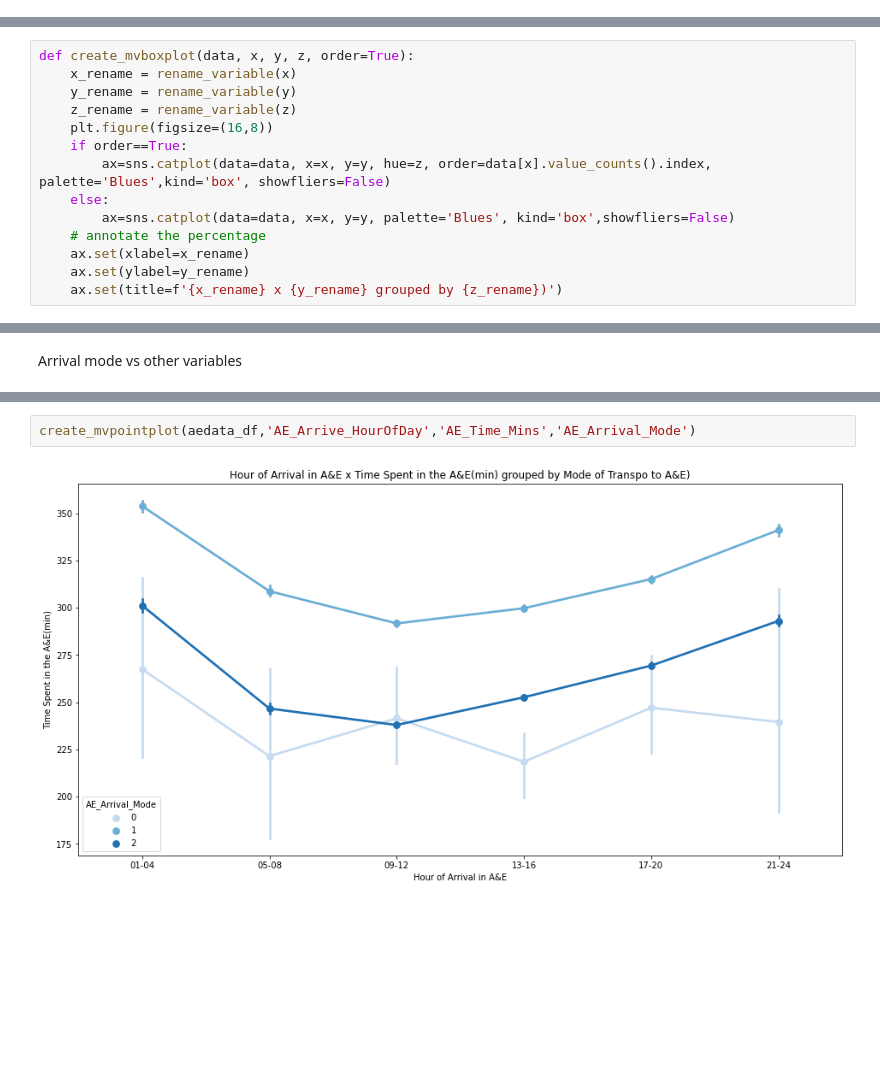
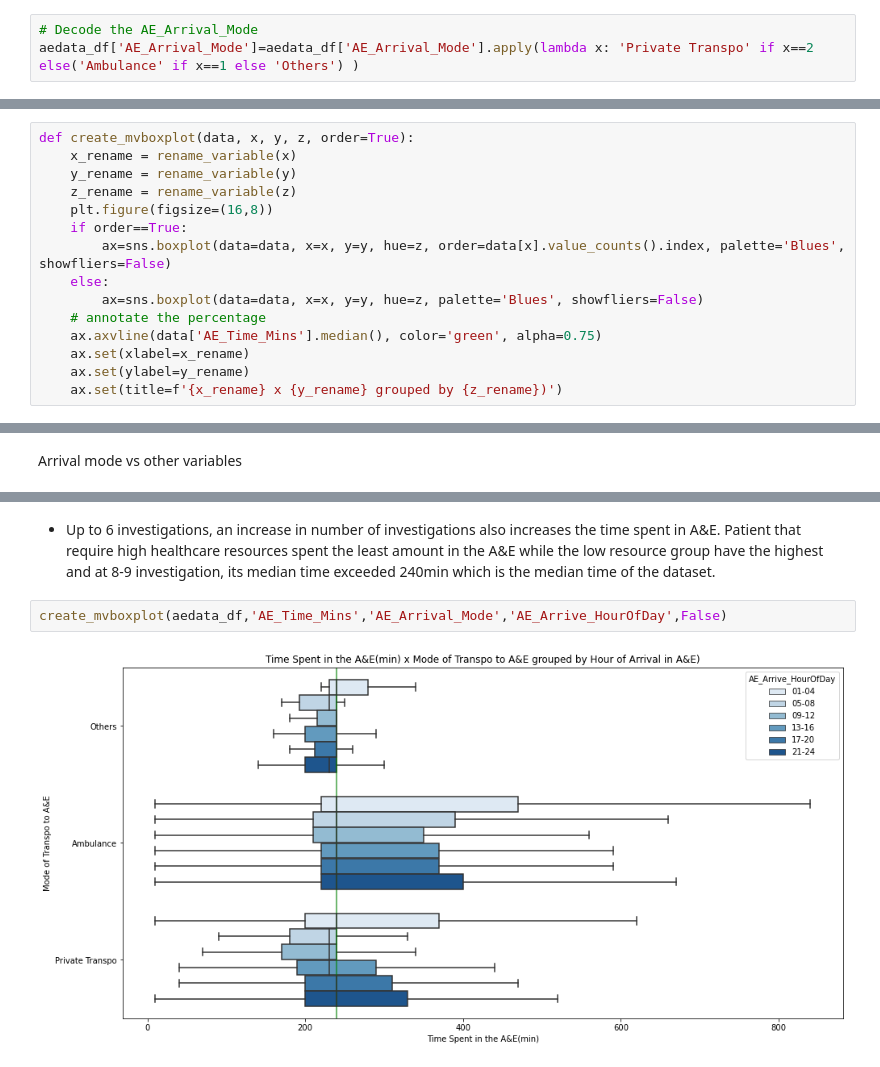
Before and after one commit to biogear13/A-E_admitted_Synthetic_Data, a Jupyter notebook: AandE_admission_EA.ipynb, the cells around one changed output, grey strips where cells are left out. Drawn from its saved outputs; the diff is of its cells as text; blank space fills up the shorter version.

```diff
--- a/AandE_admission_EA.ipynb
+++ b/AandE_admission_EA.ipynb
@@ -258,3 +238,6 @@ print(aedata_df.groupby('Treatment_Function_Code'))
+# %%
+# Decode the AE_Arrival_Mode
+aedata_df['AE_Arrival_Mode']=aedata_df['AE_Arrival_Mode'].apply(lambda x: 'Private Transpo' if x==2 else('Ambulance' if x==1 else 'Others') )
 # %%
 # 4. Check the rows that have null values
 print(aedata_df[aedata_df.isna().any(axis=1)])
@@ -615,10 +614,11 @@ def create_mvboxplot(data, x, y, z, order=True):
     z_rename = rename_variable(z)
     plt.figure(figsize=(16,8))
     if order==True:
-        ax=sns.catplot(data=data, x=x, y=y, hue=z, order=data[x].value_counts().index, palette='Blues',kind='box', showfliers=False)
+        ax=sns.boxplot(data=data, x=x, y=y, hue=z, order=data[x].value_counts().index, palette='Blues', showfliers=False)
     else:
-        ax=sns.catplot(data=data, x=x, y=y, palette='Blues', kind='box',showfliers=False)
+        ax=sns.boxplot(data=data, x=x, y=y, hue=z, palette='Blues', showfliers=False)
     # annotate the percentage
+    ax.axvline(data['AE_Time_Mins'].median(), color='green', alpha=0.75)
     ax.set(xlabel=x_rename)
     ax.set(ylabel=y_rename)
     ax.set(title=f'{x_rename} x {y_rename} grouped by {z_rename})')
@@ -1091,4 +1077,6 @@ create_mvpointplot(aedata_df,'AE_Arrive_HourOfDay','AE_Time_Mins','AE_HRG')
+# %% [markdown]
+* Up to 6 investigations, an increase in number of investigations also increases the time spent in A&E. Patient that require high healthcare resources spent the least amount in the A&E while the low resource group have the highest and at 8-9 investigation, its median time exceeded 240min which is the median time of the dataset.
 # %%
-create_mvpointplot(aedata_df,'AE_Arrive_HourOfDay','AE_Time_Mins','AE_Arrival_Mode')
+create_mvboxplot(aedata_df,'AE_Time_Mins','AE_Arrival_Mode','AE_Arrive_HourOfDay',False)
 # %% [output]
-[figure, old version]
+[figure, new version]
```
Also changed, not shown: parts of 60 cells of this notebook, 6 other files.
